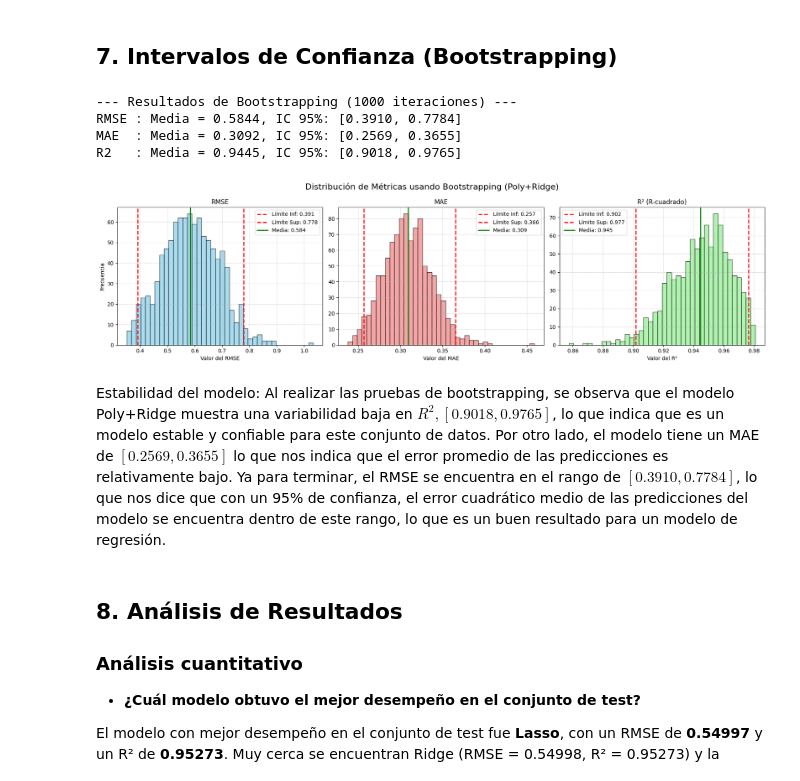
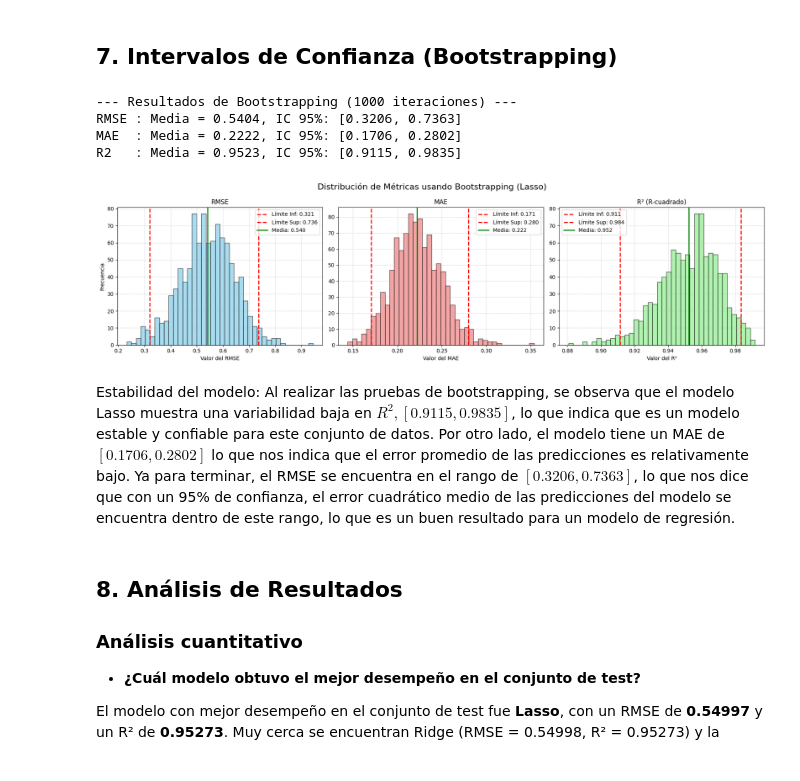
Before and after one commit to ISIS-2611-AprendizajeMaquina/MaterialDeClase-ISIS-2611, a Jupyter notebook: Laboratorios/L1 Regresion Lineal/data/Laboratorio_2_Plantilla_ISIS2611.ipynb, the cells around one changed output. Saved outputs shown, nothing was run; the diff lists cells and outputs as text; code cells hidden in the pictures.

```diff
--- a/Laboratorios/L1 Regresion Lineal/data/Laboratorio_2_Plantilla_ISIS2611.ipynb
+++ b/Laboratorios/L1 Regresion Lineal/data/Laboratorio_2_Plantilla_ISIS2611.ipynb
@@ -592,8 +592,8 @@ plt.show()
 # %%
 from sklearn.utils import resample
 
-# 1. Seleccionar el mejor modelo, este fue el de Poly+Ridge
-modelo_evaluar = best_poly_ridge
+# 1. Seleccionar el mejor modelo, este fue el de Lasso
+modelo_evaluar = best_lasso
 
 n_iterations = 1000
 bootstrap_rmses = []
@@ -634,7 +634,7 @@ print(f"R2   : Media = {media_r2:.4f}, IC 95%: [{inf_r2:.4f}, {sup_r2:.4f}]")
 
 # 3. Visualización de la distribución de los errores (RMSE, MAE, R2)
 fig, axes = plt.subplots(1, 3, figsize=(18, 5))
-fig.suptitle('Distribución de Métricas usando Bootstrapping (Poly+Ridge)', fontsize=16)
+fig.suptitle('Distribución de Métricas usando Bootstrapping (Lasso)', fontsize=16)
 
 # -- Gráfico 1: RMSE --
 axes[0].hist(bootstrap_rmses, bins=40, color='skyblue', edgecolor='black', alpha=0.7)
@@ -645,39 +645,39 @@ axes[0].set_title('RMSE')
 axes[0].set_xlabel('Valor del RMSE')
 axes[0].set_ylabel('Frecuencia')
 axes[0].legend()
 axes[0].grid(True, linestyle='--', alpha=0.5)
 
 # -- Gráfico 2: MAE --
 axes[1].hist(bootstrap_maes, bins=40, color='lightcoral', edgecolor='black', alpha=0.7)
 axes[1].axvline(inf_mae, color='red', linestyle='dashed', linewidth=2, label=f'Límite Inf: {inf_mae:.3f}')
 axes[1].axvline(sup_mae, color='red', linestyle='dashed', linewidth=2, label=f'Límite Sup: {sup_mae:.3f}')
 axes[1].axvline(media_mae, color='green', linestyle='solid', linewidth=2, label=f'Media: {media_mae:.3f}')
 axes[1].set_title('MAE')
 axes[1].set_xlabel('Valor del MAE')
 axes[1].legend()
 axes[1].grid(True, linestyle='--', alpha=0.5)
 
 # -- Gráfico 3: R2 --
 axes[2].hist(bootstrap_r2s, bins=40, color='lightgreen', edgecolor='black', alpha=0.7)
 axes[2].axvline(inf_r2, color='red', linestyle='dashed', linewidth=2, label=f'Límite Inf: {inf_r2:.3f}')
 axes[2].axvline(sup_r2, color='red', linestyle='dashed', linewidth=2, label=f'Límite Sup: {sup_r2:.3f}')
 axes[2].axvline(media_r2, color='green', linestyle='solid', linewidth=2, label=f'Media: {media_r2:.3f}')
 axes[2].set_title('R² (R-cuadrado)')
 axes[2].set_xlabel('Valor del R²')
 axes[2].legend()
 axes[2].grid(True, linestyle='--', alpha=0.5)
 
 plt.tight_layout()
 plt.subplots_adjust(top=0.85) # Ajusta el espacio para el titulo general
 plt.show()
 # %% [output]
 --- Resultados de Bootstrapping (1000 iteraciones) ---
-RMSE : Media = 0.5844, IC 95%: [0.3910, 0.7784]
-MAE  : Media = 0.3092, IC 95%: [0.2569, 0.3655]
-R2   : Media = 0.9445, IC 95%: [0.9018, 0.9765]
+RMSE : Media = 0.5404, IC 95%: [0.3206, 0.7363]
+MAE  : Media = 0.2222, IC 95%: [0.1706, 0.2802]
+R2   : Media = 0.9523, IC 95%: [0.9115, 0.9835]
-[figure, old version]
+[figure, new version]
 # %% [markdown]
-Estabilidad del modelo: Al realizar las pruebas de bootstrapping, se observa que el modelo Poly+Ridge muestra una variabilidad baja en $R^2, [0.9018, 0.9765]$, lo que indica que es un modelo estable y confiable para este conjunto de datos. Por otro lado, el modelo tiene un MAE de $[0.2569, 0.3655]$ lo que nos indica que el error promedio de las predicciones es relativamente bajo. Ya para terminar, el RMSE se encuentra en el rango de $[0.3910, 0.7784]$, lo que nos dice que con un 95% de confianza, el error cuadrático medio de las predicciones del modelo se encuentra dentro de este rango, lo que es un buen resultado para un modelo de regresión.
+Estabilidad del modelo: Al realizar las pruebas de bootstrapping, se observa que el modelo Lasso muestra una variabilidad baja en $R^2, [0.9115, 0.9835]$, lo que indica que es un modelo estable y confiable para este conjunto de datos. Por otro lado, el modelo tiene un MAE de $[0.1706, 0.2802]$ lo que nos indica que el error promedio de las predicciones es relativamente bajo. Ya para terminar, el RMSE se encuentra en el rango de $[0.3206, 0.7363]$, lo que nos dice que con un 95% de confianza, el error cuadrático medio de las predicciones del modelo se encuentra dentro de este rango, lo que es un buen resultado para un modelo de regresión.
 # %% [markdown]
 ## 8. Análisis de Resultados
 
```
Also changed, not shown: parts of 5 cells of this notebook.
